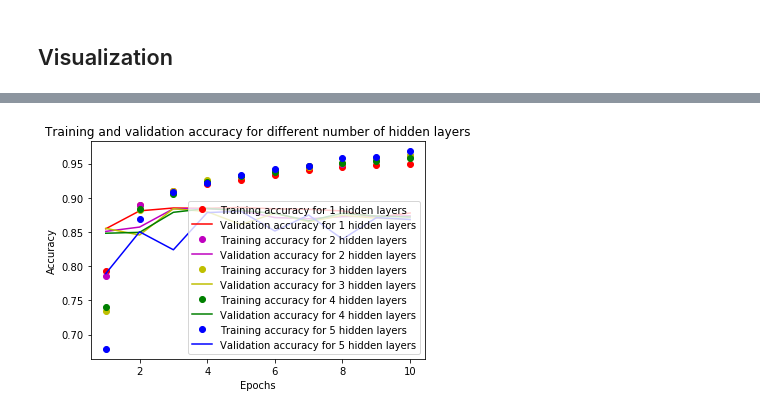
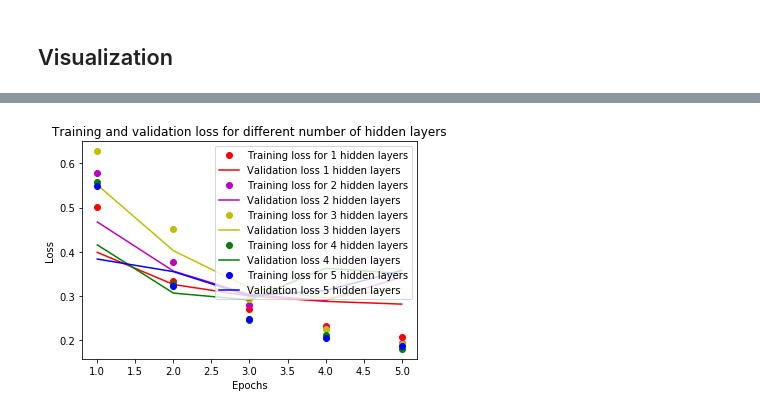
Before and after one commit to felixjohanlehmann/Learning_keras, a Jupyter notebook: Keras_imdb_binary_classification_example.ipynb, the cells around one changed output, grey strips where cells are left out. Cells and saved outputs as stored; diff of their text form; code cells hidden in the pictures.

```diff
--- a/Keras_imdb_binary_classification_example.ipynb
+++ b/Keras_imdb_binary_classification_example.ipynb
@@ -57,2 +80,5 @@ for model in models:
+# %%
+history_hidden_layers = train_models(models_hidden_layers)
+history_hidden_units = train_models(models_hidden_units)
 # %% [markdown]
 ## Visualization
@@ -59,23 +90,23 @@ for model in models:
 # %%
-import matplotlib.pyplot as plt
+def plot_loss(history, title, label, iteration_list):
+    plt.clf()
+    epochs = range(1, len(history) + 1)
+    history_dict_list = []
+    loss_values_list = []
+    val_loss_values_list = []
 
-history_dict_list = []
-loss_values_list = []
-val_loss_values_list = []
-epochs = range(1, num_epochs + 1)
-colors1 = ['ro', 'mo', 'yo', 'go', 'bo']
-colors2 = ['r', 'm', 'y', 'g', 'b']
+    for index, h in enumerate(history):
+        history_dict_list.append(h.history)
+        loss_values_list.append(history_dict_list[index]['loss'])
+        val_loss_values_list.append(history_dict_list[index]['val_loss'])
 
-for index, h in enumerate(history):
-    history_dict_list.append(h.history)
-    loss_values_list.append(history_dict_list[index]['loss'])
-    val_loss_values_list.append(history_dict_list[index]['val_loss'])
+        plt.plot(epochs, loss_values_list[index], colors1[index], label = 'Training loss for ' + str(iteration_list[index]) + label)
+        plt.plot(epochs, val_loss_values_list[index], colors2[index], label = 'Validation loss ' + str(iteration_list[index]) + label)
 
-    plt.plot(epochs, loss_values_list[index], colors1[index], label = 'Training loss for ' + str(index + 1) + ' hidden layers')
-    plt.plot(epochs, val_loss_values_list[index], colors2[index], label = 'Validation loss ' + str(index + 1) + ' hidden layers')
-
-plt.title('Training and validation loss for different number of hidden layers')
-plt.xlabel('Epochs')
-plt.ylabel('Loss')
-plt.legend()
-plt.show()
+    plt.title(title)
+    plt.xlabel('Epochs')
+    plt.ylabel('Loss')
+    plt.legend()
+    #plt.figure(figsize=(5,5))
+    plt.rcParams["figure.figsize"] = [10,10]
+    plt.show()
@@ -84,22 +113,27 @@ plt.show()
 # %%
-plt.clf()
+def plot_accuracy(history, title, label, iteration_list):
+    plt.clf()
+    epochs = range(1, len(history) + 1)
+    history_dict_list = []
+    acc_values_list = []
+    val_acc_values_list = []
 
-acc_values_list = []
-val_acc_values_list = []
+    for index, h in enumerate(history):
+        history_dict_list.append(h.history)
+        acc_values_list.append(history_dict_list[index]['acc'])
+        val_acc_values_list.append(history_dict_list[index]['val_acc'])
 
-for index, h in enumerate(history):
+        plt.plot(epochs, acc_values_list[index], colors1[index], label = 'Training accuracy for ' + str(iteration_list[index]) + label)
+        plt.plot(epochs, val_acc_values_list[index], colors2[index], label = 'Validation accuracy for ' + str(iteration_list[index]) + label)
 
-    acc_values_list.append(history_dict_list[index]['acc'])
-    val_acc_values_list.append(history_dict_list[index]['val_acc'])
+        plt.title('Training and validation accuracy for different number of hidden layers')
 
-    plt.plot(epochs, acc_values_list[index], colors1[index], label = 'Training accuracy for ' + str(index + 1) + ' hidden layers')
-    plt.plot(epochs, val_acc_values_list[index], colors2[index], label = 'Validation accuracy for ' + str(index + 1) + ' hidden layers')
-
-    plt.title('Training and validation accuracy for different number of hidden layers')
-
-plt.xlabel('Epochs')
-plt.ylabel('Accuracy')
-plt.legend()
-plt.show()
+    plt.xlabel('Epochs')
+    plt.ylabel('Accuracy')
+    plt.legend()
+    plt.rcParams["figure.figsize"] = [10,10]
+    plt.show()
-# %% [output]
-[figure, removed]
+# %%
+plot_loss(history_hidden_layers, 'Training and validation loss for different number of hidden layers', ' hidden layers', hidden_layers)
+# %% [output]
+[figure, added]
```
Also changed, not shown: parts of 15 cells of this notebook.
